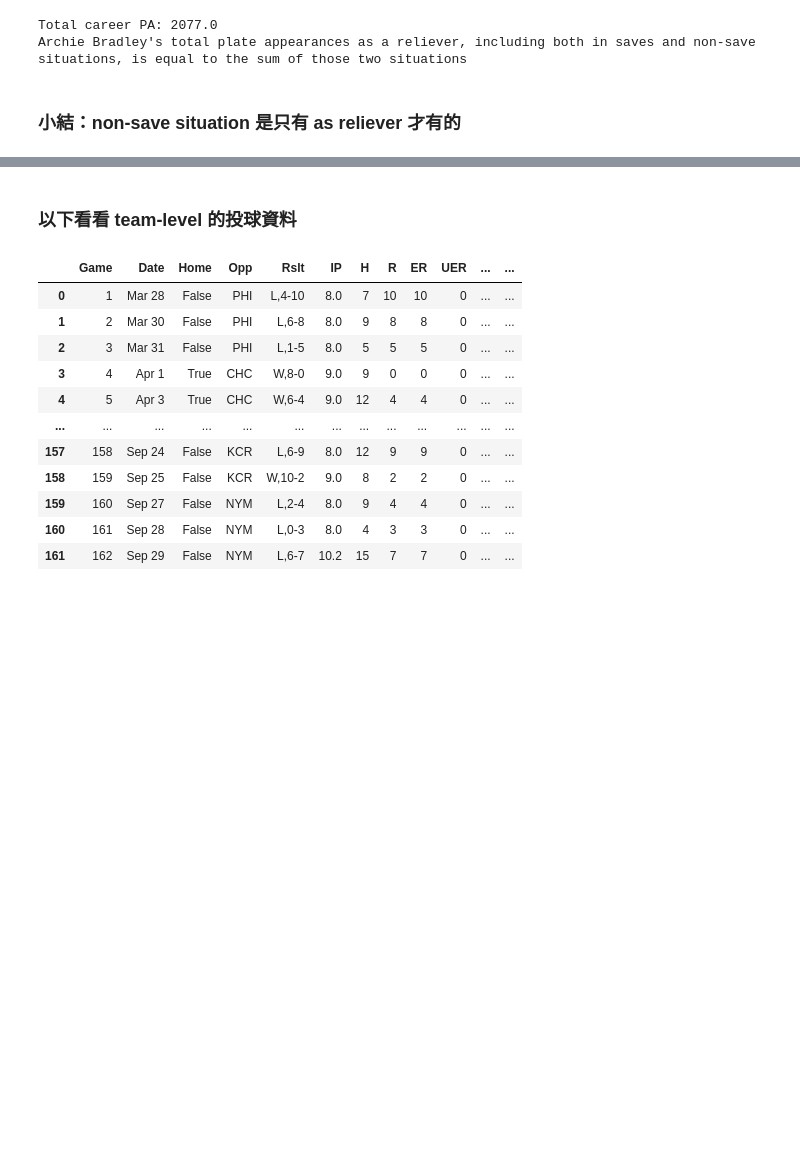
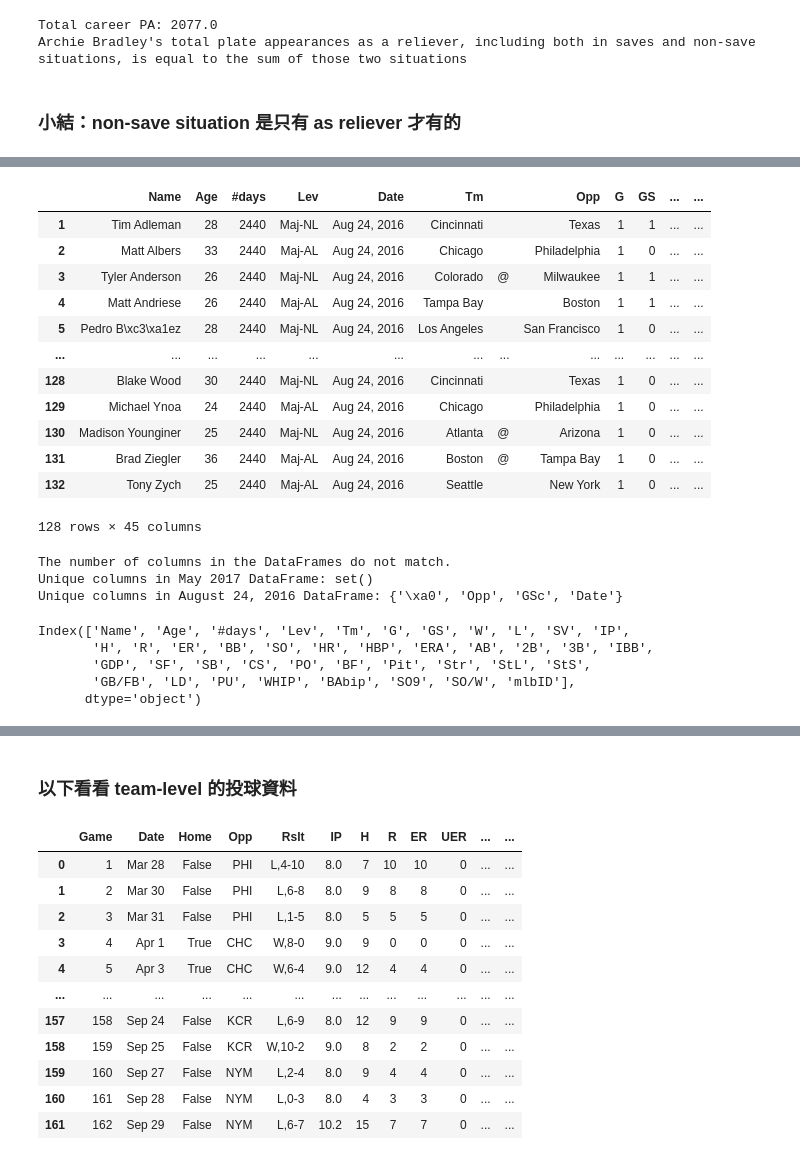
Before and after one commit to Shiou-Ju/closers-non-save-performance, a Jupyter notebook: brief-look-pybaseball-apis.ipynb, the cells around one changed output, grey strips where cells are left out. Drawn from its saved outputs; the diff is of its cells as text; code cells hidden in the pictures; blank space fills up the shorter version.

```diff
--- a/brief-look-pybaseball-apis.ipynb
+++ b/brief-look-pybaseball-apis.ipynb
@@ -557,0 +582,46 @@ Archie Bradley's total plate appearances as a reliever, including both in saves
+# %%
+
+# retrieve pitching stats for only August 24, 2016
+august_24_2016_pitching_stats = pitching_stats_range("2016-08-24",)
+august_24_2016_pitching_stats
+# %% [output]
+|  | Name | Age | #days | Lev | Date | Tm |  | Opp | G | GS | ... | ... |
+| 1 | Tim Adleman | 28 | 2440 | Maj-NL | Aug 24, 2016 | Cincinnati |  | Texas | 1 | 1 | ... | ... |
+| 2 | Matt Albers | 33 | 2440 | Maj-AL | Aug 24, 2016 | Chicago |  | Philadelphia | 1 | 0 | ... | ... |
+| 3 | Tyler Anderson | 26 | 2440 | Maj-NL | Aug 24, 2016 | Colorado | @ | Milwaukee | 1 | 1 | ... | ... |
+| 4 | Matt Andriese | 26 | 2440 | Maj-AL | Aug 24, 2016 | Tampa Bay |  | Boston | 1 | 1 | ... | ... |
+| 5 | Pedro B\xc3\xa1ez | 28 | 2440 | Maj-NL | Aug 24, 2016 | Los Angeles |  | San Francisco | 1 | 0 | ... | ... |
+| ... | ... | ... | ... | ... | ... | ... | ... | ... | ... | ... | ... | ... |
+| 128 | Blake Wood | 30 | 2440 | Maj-NL | Aug 24, 2016 | Cincinnati |  | Texas | 1 | 0 | ... | ... |
+| 129 | Michael Ynoa | 24 | 2440 | Maj-AL | Aug 24, 2016 | Chicago |  | Philadelphia | 1 | 0 | ... | ... |
+| 130 | Madison Younginer | 25 | 2440 | Maj-NL | Aug 24, 2016 | Atlanta | @ | Arizona | 1 | 0 | ... | ... |
+| 131 | Brad Ziegler | 36 | 2440 | Maj-AL | Aug 24, 2016 | Boston | @ | Tampa Bay | 1 | 0 | ... | ... |
+| 132 | Tony Zych | 25 | 2440 | Maj-AL | Aug 24, 2016 | Seattle |  | New York | 1 | 0 | ... | ... |
+128 rows × 45 columns
+# %%
+# Check if the number of columns in both DataFrames are the same
+if len(may_2017_pitching_stats.columns) == len(august_24_2016_pitching_stats.columns):
+    # If the number of columns is the same, perform an element-wise comparison
+    columns_are_equal = (may_2017_pitching_stats.columns == august_24_2016_pitching_stats.columns).all()
+    print("Are the column names equal?", columns_are_equal)
+else:
+    print("The number of columns in the DataFrames do not match.")
+
+# Find unique column names in each DataFrame
+unique_may_2017_columns = set(may_2017_pitching_stats.columns) - set(august_24_2016_pitching_stats.columns)
+unique_august_24_2016_columns = set(august_24_2016_pitching_stats.columns) - set(may_2017_pitching_stats.columns)
+
+print("Unique columns in May 2017 DataFrame:", unique_may_2017_columns)
+print("Unique columns in August 24, 2016 DataFrame:", unique_august_24_2016_columns)
+# %% [output]
+The number of columns in the DataFrames do not match.
+Unique columns in May 2017 DataFrame: set()
+Unique columns in August 24, 2016 DataFrame: {'\xa0', 'Opp', 'GSc', 'Date'}
+# %%
+print(may_2017_pitching_stats.columns)
+# %% [output]
+Index(['Name', 'Age', '#days', 'Lev', 'Tm', 'G', 'GS', 'W', 'L', 'SV', 'IP',
+       'H', 'R', 'ER', 'BB', 'SO', 'HR', 'HBP', 'ERA', 'AB', '2B', '3B', 'IBB',
+       'GDP', 'SF', 'SB', 'CS', 'PO', 'BF', 'Pit', 'Str', 'StL', 'StS',
+       'GB/FB', 'LD', 'PU', 'WHIP', 'BAbip', 'SO9', 'SO/W', 'mlbID'],
+      dtype='object')
```
Also changed, not shown: parts of 4 cells of this notebook, 1 other file.
